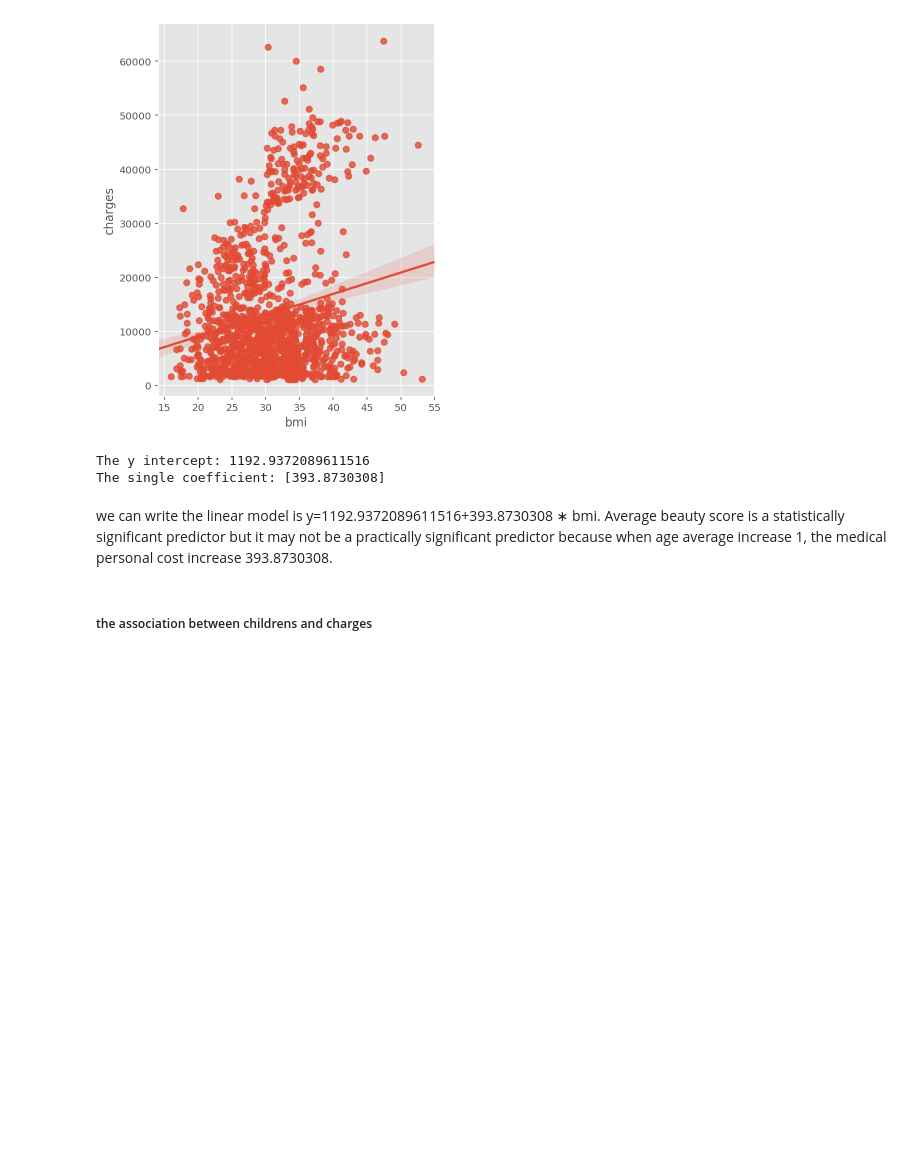
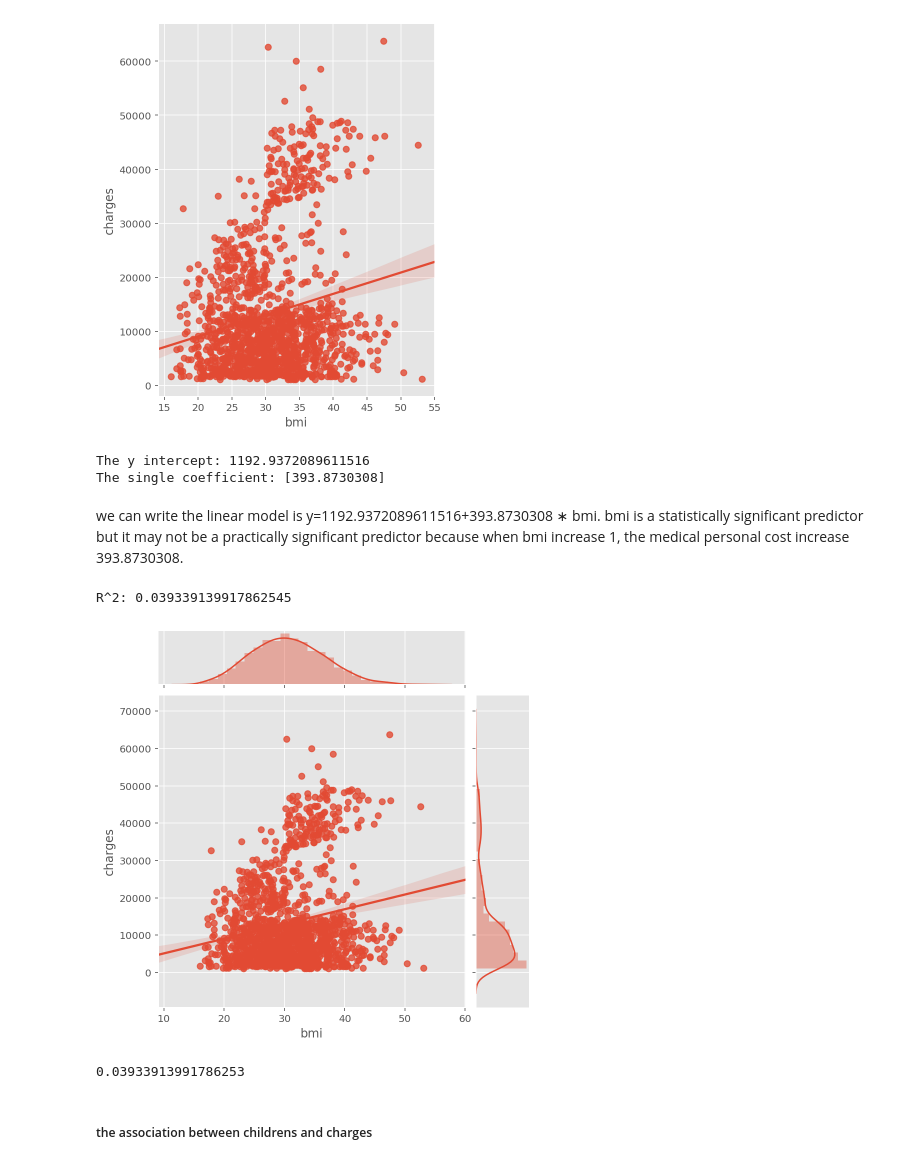
Before and after one commit to mandy941/DAV-5400, a Jupyter notebook: Manling_Yang midterm .ipynb, the cells around one changed output. Drawn from its saved outputs; the diff is of its cells as text; code cells hidden in the pictures; blank space fills up the shorter version.

```diff
--- a/Manling_Yang midterm .ipynb
+++ b/Manling_Yang midterm .ipynb
@@ -755,7 +789,19 @@ print("The single coefficient:", acc_linreg.coef_)
 The y intercept: 1192.9372089611516
 The single coefficient: [393.8730308]
 # %% [markdown]
-we can write the linear model is y=1192.9372089611516+393.8730308 ∗ bmi. Average beauty score is a statistically significant predictor but it may not be a practically significant predictor because when age average increase 1, the medical personal cost increase 393.8730308.
+we can write the linear model is y=1192.9372089611516+393.8730308 ∗ bmi. bmi is a statistically significant predictor but it may not be a practically significant predictor because when bmi increase 1, the medical personal cost increase 393.8730308.
+# %%
+sns.jointplot('bmi', 'charges',df, kind="reg")
+print("R^2:", stats.pearsonr(X.values.flatten(),y.values)[0]**2)
+# %% [output]
+R^2: 0.039339139917862545
+[figure, added]
+# %%
+# confirm the R2
+y_pred = acc_linreg.predict(X)
+metrics.r2_score(y, y_pred)
+# %% [output]
+0.03933913991786253
 # %% [markdown]
 ##### the association between childrens and charges
 # %%
```
Also changed, not shown: parts of 21 cells of this notebook.
